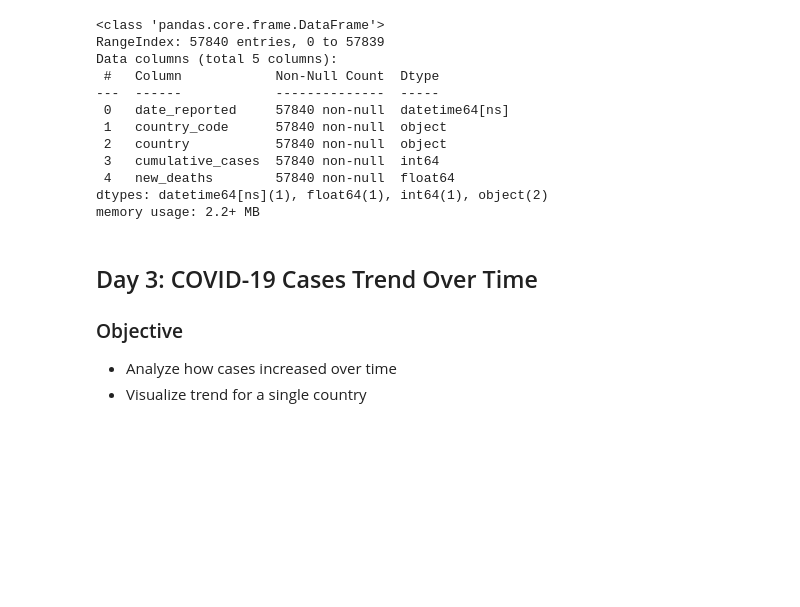
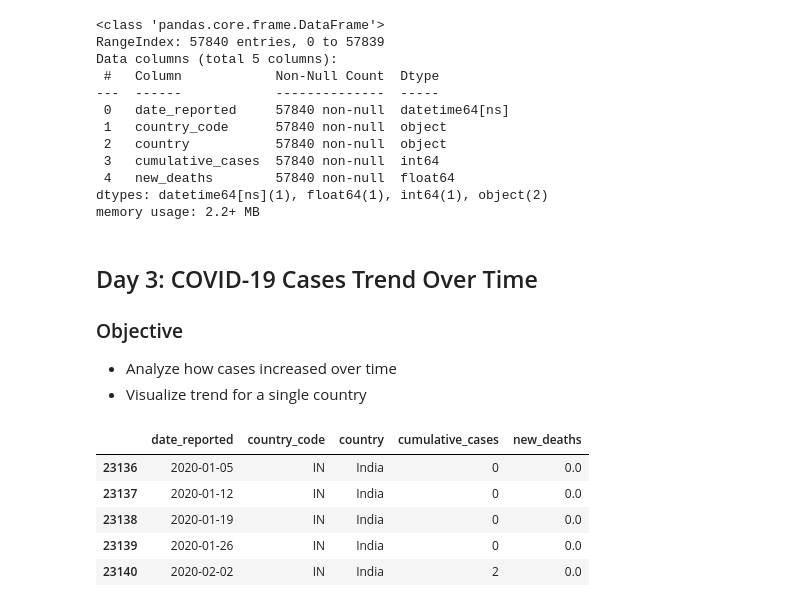
Before and after one commit to Ruchitha-006/Covid-19-data-analysis, a Jupyter notebook: covid-19_analysis.ipynb, the cells around one changed output. Drawn from its saved outputs; the diff is of its cells as text; code cells hidden in the pictures; blank space fills up the shorter version.

```diff
--- a/covid-19_analysis.ipynb
+++ b/covid-19_analysis.ipynb
@@ -168,3 +168,13 @@ memory usage: 2.2+ MB
 ### Objective
 - Analyze how cases increased over time
 - Visualize trend for a single country
+# %%
+india = df[df['country'] == 'India']
+india.head()
+# %% [output]
+|  | date_reported | country_code | country | cumulative_cases | new_deaths |
+| 23136 | 2020-01-05 | IN | India | 0 | 0.0 |
+| 23137 | 2020-01-12 | IN | India | 0 | 0.0 |
+| 23138 | 2020-01-19 | IN | India | 0 | 0.0 |
+| 23139 | 2020-01-26 | IN | India | 0 | 0.0 |
+| 23140 | 2020-02-02 | IN | India | 2 | 0.0 |
```
Also changed, not shown: parts of 4 cells of this notebook.
